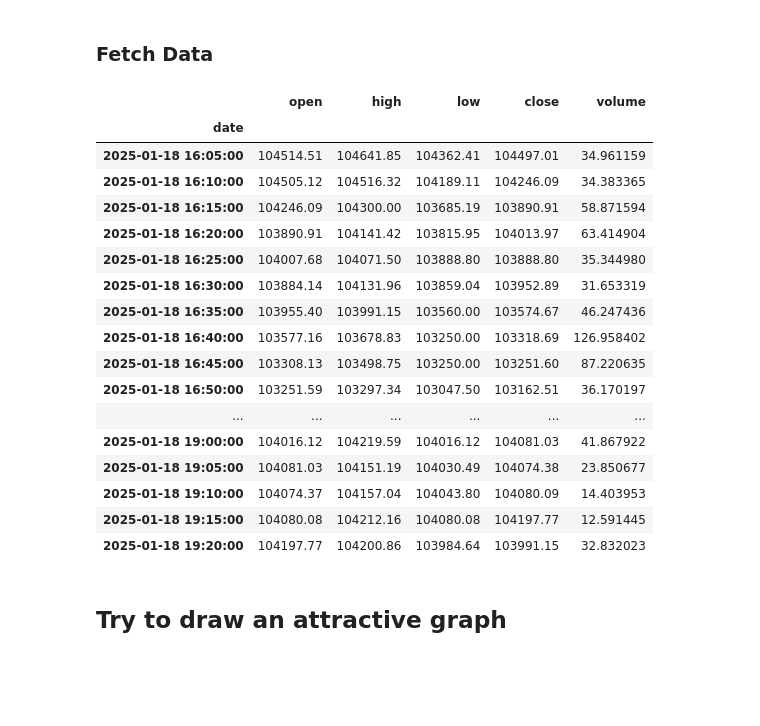
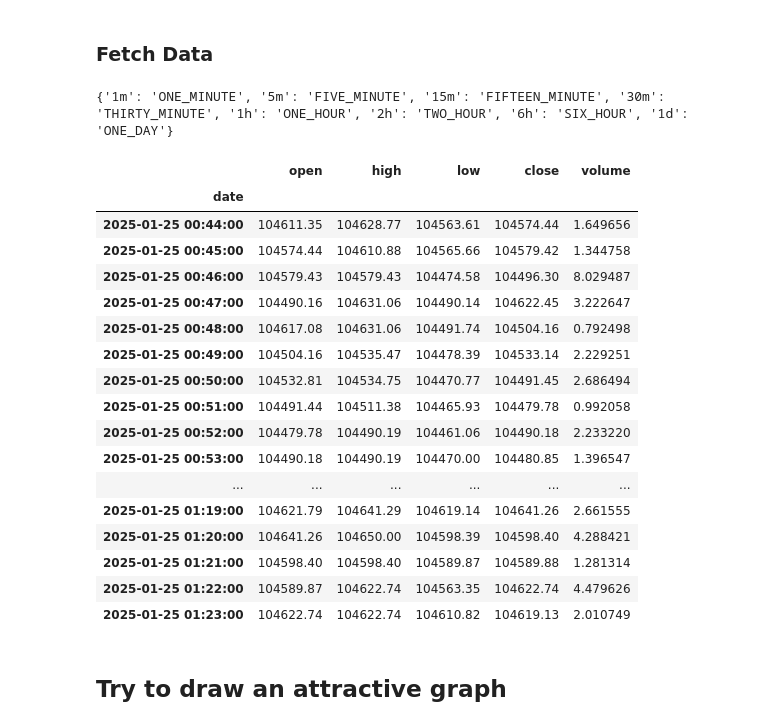
Before and after one commit to donbing/Bitbot, a Jupyter notebook: docs/bitbot_experiments.ipynb, the cells around one changed output. Cells and saved outputs as stored; diff of their text form; code cells hidden in the pictures; blank space fills up the shorter version.

```diff
--- a/docs/bitbot_experiments.ipynb
+++ b/docs/bitbot_experiments.ipynb
@@ -50,50 +50,55 @@ import datetime
 import ccxt
 import numpy as np
 exchange = getattr(ccxt, 'coinbase')()
+
 mkts = exchange.loadMarkets()
 
 import matplotlib.dates as mdates
 import matplotlib.units as munits
 
+candle_width = '1m'
+print(exchange.timeframes)
+
 chart_start = None # (datetime.datetime.now() - datetime.timedelta(days=30)).timestamp() * 1000
-exchange_data = exchange.fetchOHLCV('BTC/USD', '5m', limit=40, since=chart_start)
+exchange_data = exchange.fetchOHLCV('BTC/USD', candle_width, limit=40, since=chart_start)
 # convert candles to dataframe
 import pandas as pd
 df = pd.DataFrame(exchange_data)
 df = df.drop([6, 7], axis=1, errors='ignore')
 df.columns = ['date', 'open', 'high', 'low', 'close', 'volume']
 #df["date"] = df.date.map(lambda s: int(s))
 #df["date"] = df.date.map(lambda s: np.datetime64(s,"ms"))
 #df["date"] = df.date.map(lambda s: datetime.datetime.fromtimestamp(s // 1000).strftime("%Y/%m/%d, %H:%M:%S"))
 #df.set_index(df["date"], inplace=True)
 #df.index = df["date"]
 
 #df['date'] = pd.to_datetime(df['date'], unit='ms', utc=True)
 #df = df.set_index('date')
 #df['index'] = pd.to_datetime(df['date'], unit='s', utc=True)
 df.date = pd.DatetimeIndex(df['date'], dtype='datetime64[ms]') # , dtype='datetime64[ms]'
 #df.drop('date', axis=1, inplace=True)
 df.set_index('date', inplace=True)
 df
 # %% [output]
+{'1m': 'ONE_MINUTE', '5m': 'FIVE_MINUTE', '15m': 'FIFTEEN_MINUTE', '30m': 'THIRTY_MINUTE', '1h': 'ONE_HOUR', '2h': 'TWO_HOUR', '6h': 'SIX_HOUR', '1d': 'ONE_DAY'}
 |  | open | high | low | close | volume |
 | date |  |  |  |  |  |
-| 2025-01-18 16:05:00 | 104514.51 | 104641.85 | 104362.41 | 104497.01 | 34.961159 |
-| 2025-01-18 16:10:00 | 104505.12 | 104516.32 | 104189.11 | 104246.09 | 34.383365 |
-| 2025-01-18 16:15:00 | 104246.09 | 104300.00 | 103685.19 | 103890.91 | 58.871594 |
-| 2025-01-18 16:20:00 | 103890.91 | 104141.42 | 103815.95 | 104013.97 | 63.414904 |
-| 2025-01-18 16:25:00 | 104007.68 | 104071.50 | 103888.80 | 103888.80 | 35.344980 |
-| 2025-01-18 16:30:00 | 103884.14 | 104131.96 | 103859.04 | 103952.89 | 31.653319 |
-| 2025-01-18 16:35:00 | 103955.40 | 103991.15 | 103560.00 | 103574.67 | 46.247436 |
-| 2025-01-18 16:40:00 | 103577.16 | 103678.83 | 103250.00 | 103318.69 | 126.958402 |
-| 2025-01-18 16:45:00 | 103308.13 | 103498.75 | 103250.00 | 103251.60 | 87.220635 |
-| 2025-01-18 16:50:00 | 103251.59 | 103297.34 | 103047.50 | 103162.51 | 36.170197 |
+| 2025-01-25 00:44:00 | 104611.35 | 104628.77 | 104563.61 | 104574.44 | 1.649656 |
+| 2025-01-25 00:45:00 | 104574.44 | 104610.88 | 104565.66 | 104579.42 | 1.344758 |
+| 2025-01-25 00:46:00 | 104579.43 | 104579.43 | 104474.58 | 104496.30 | 8.029487 |
+| 2025-01-25 00:47:00 | 104490.16 | 104631.06 | 104490.14 | 104622.45 | 3.222647 |
+| 2025-01-25 00:48:00 | 104617.08 | 104631.06 | 104491.74 | 104504.16 | 0.792498 |
+| 2025-01-25 00:49:00 | 104504.16 | 104535.47 | 104478.39 | 104533.14 | 2.229251 |
+| 2025-01-25 00:50:00 | 104532.81 | 104534.75 | 104470.77 | 104491.45 | 2.686494 |
+| 2025-01-25 00:51:00 | 104491.44 | 104511.38 | 104465.93 | 104479.78 | 0.992058 |
+| 2025-01-25 00:52:00 | 104479.78 | 104490.19 | 104461.06 | 104490.18 | 2.233220 |
+| 2025-01-25 00:53:00 | 104490.18 | 104490.19 | 104470.00 | 104480.85 | 1.396547 |
 | ... | ... | ... | ... | ... | ... |
-| 2025-01-18 19:00:00 | 104016.12 | 104219.59 | 104016.12 | 104081.03 | 41.867922 |
-| 2025-01-18 19:05:00 | 104081.03 | 104151.19 | 104030.49 | 104074.38 | 23.850677 |
-| 2025-01-18 19:10:00 | 104074.37 | 104157.04 | 104043.80 | 104080.09 | 14.403953 |
-| 2025-01-18 19:15:00 | 104080.08 | 104212.16 | 104080.08 | 104197.77 | 12.591445 |
-| 2025-01-18 19:20:00 | 104197.77 | 104200.86 | 103984.64 | 103991.15 | 32.832023 |
+| 2025-01-25 01:19:00 | 104621.79 | 104641.29 | 104619.14 | 104641.26 | 2.661555 |
+| 2025-01-25 01:20:00 | 104641.26 | 104650.00 | 104598.39 | 104598.40 | 4.288421 |
+| 2025-01-25 01:21:00 | 104598.40 | 104598.40 | 104589.87 | 104589.88 | 1.281314 |
+| 2025-01-25 01:22:00 | 104589.87 | 104622.74 | 104563.35 | 104622.74 | 4.479626 |
+| 2025-01-25 01:23:00 | 104622.74 | 104622.74 | 104610.82 | 104619.13 | 2.010749 |
 # %% [markdown]
 ## Try to draw an attractive graph
 # %% [markdown]
```
Also changed, not shown: parts of 4 cells of this notebook, 12 other files.
